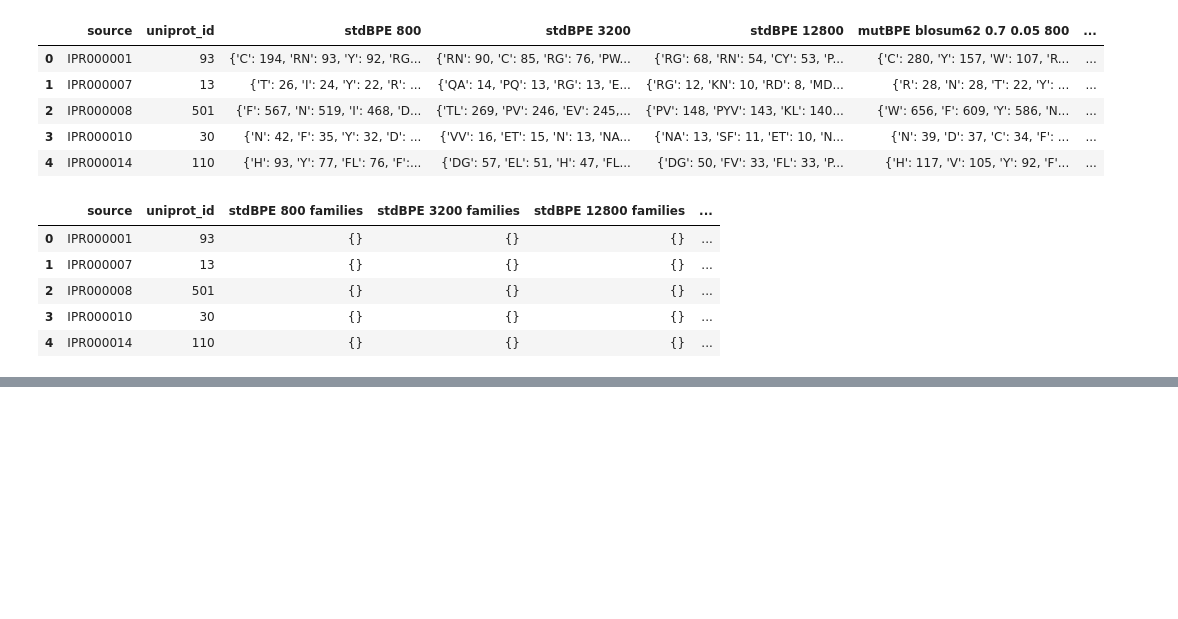
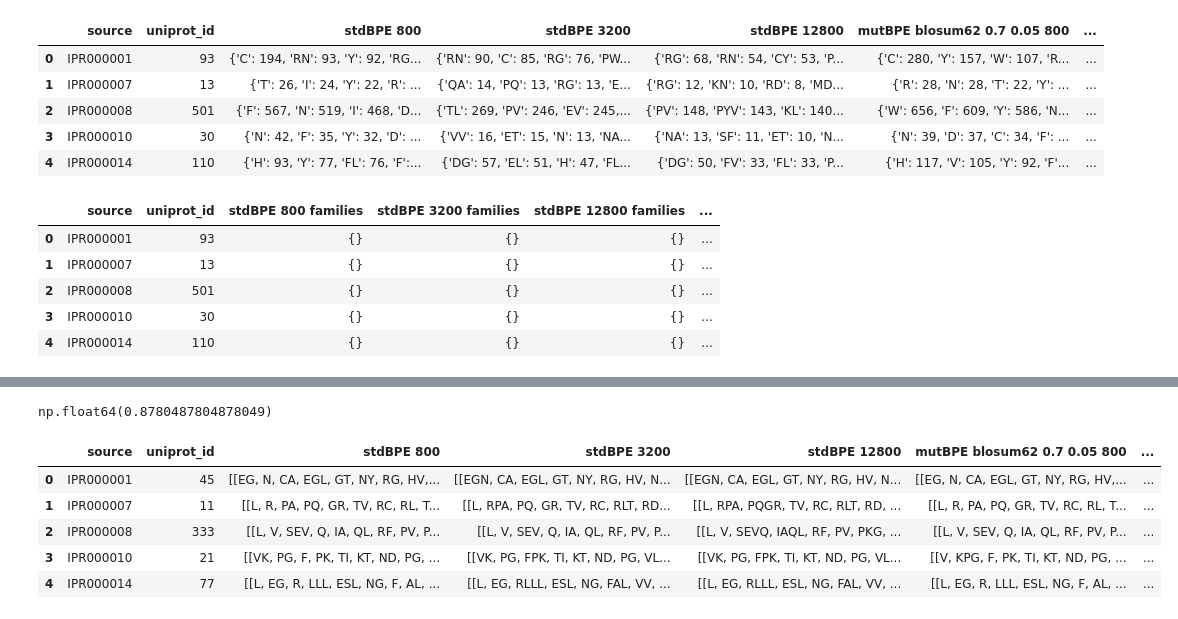
Before and after one commit to boun-tabi-lifelu/evolutionary-subword-tokenization, a Jupyter notebook: Prog/token_family_vs_domains.ipynb, the cells around one changed output, grey strips where cells are left out. Saved outputs shown, nothing was run; the diff lists cells and outputs as text; code cells hidden in the pictures; blank space fills up the shorter version.

```diff
--- a/Prog/token_family_vs_domains.ipynb
+++ b/Prog/token_family_vs_domains.ipynb
@@ -270,0 +385,19 @@ df_domains_family_counts_agg.head()
+# %%
+calc_agreement(df_domains['stdBPE 800'].iloc[0], df_domains['stdBPE 3200'].iloc[0])
+# %% [output]
+np.float64(0.8780487804878049)
+# %%
+agg_dict = {'uniprot_id': len}
+agg_dict.update({f'{method_name}':list for method_name in tokenizer_list.keys()})
+
+df_domains_list_agg = df_domains.drop_duplicates(['uniprot_id', 'source']).groupby('source').agg(agg_dict).reset_index()
+df_domains_list_agg = df_domains_list_agg[df_domains_list_agg['uniprot_id'] > 1]
+# %%
+df_domains_list_agg.head()
+# %% [output]
+|  | source | uniprot_id | stdBPE 800 | stdBPE 3200 | stdBPE 12800 | mutBPE blosum62 0.7 0.05 800 | ... |
+| 0 | IPR000001 | 45 | [[EG, N, CA, EGL, GT, NY, RG, HV,... | [[EGN, CA, EGL, GT, NY, RG, HV, N... | [[EGN, CA, EGL, GT, NY, RG, HV, N... | [[EG, N, CA, EGL, GT, NY, RG, HV,... | ... |
+| 1 | IPR000007 | 11 | [[L, R, PA, PQ, GR, TV, RC, RL, T... | [[L, RPA, PQ, GR, TV, RC, RLT, RD... | [[L, RPA, PQGR, TV, RC, RLT, RD, ... | [[L, R, PA, PQ, GR, TV, RC, RL, T... | ... |
+| 2 | IPR000008 | 333 | [[L, V, SEV, Q, IA, QL, RF, PV, P... | [[L, V, SEV, Q, IA, QL, RF, PV, P... | [[L, V, SEVQ, IAQL, RF, PV, PKG, ... | [[L, V, SEV, Q, IA, QL, RF, PV, P... | ... |
+| 3 | IPR000010 | 21 | [[VK, PG, F, PK, TI, KT, ND, PG, ... | [[VK, PG, FPK, TI, KT, ND, PG, VL... | [[VK, PG, FPK, TI, KT, ND, PG, VL... | [[V, KPG, F, PK, TI, KT, ND, PG, ... | ... |
+| 4 | IPR000014 | 77 | [[L, EG, R, LLL, ESL, NG, F, AL, ... | [[L, EG, RLLL, ESL, NG, FAL, VV, ... | [[L, EG, RLLL, ESL, NG, FAL, VV, ... | [[L, EG, R, LLL, ESL, NG, F, AL, ... | ... |
```
Also changed, not shown: parts of 23 cells of this notebook.
